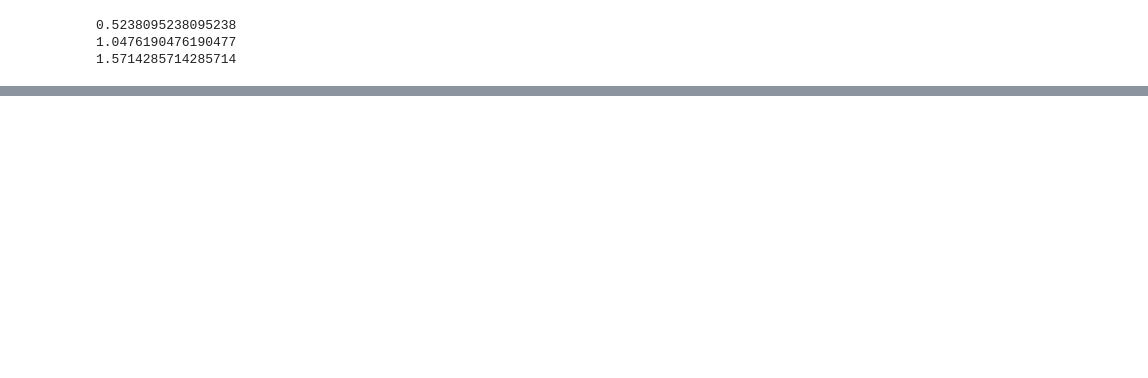
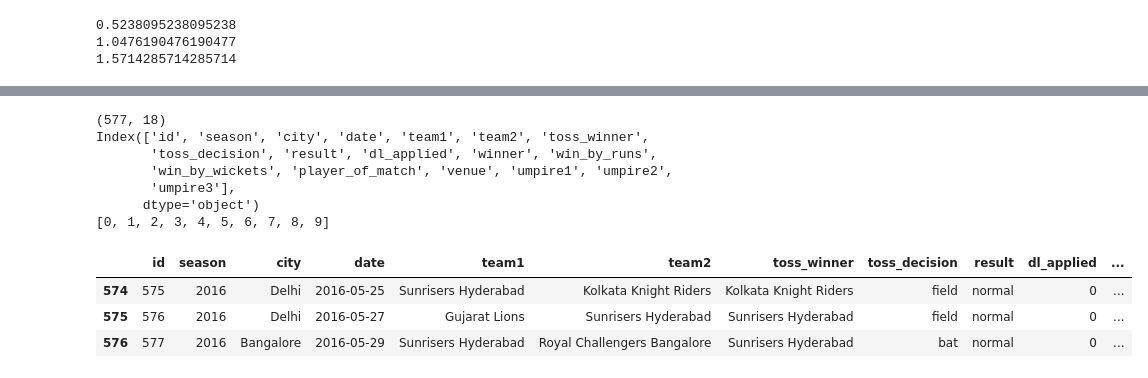
Before and after one commit to VinuthaGovindappa/PythonInColaboratory, a Jupyter notebook: Python_Day2_Training.ipynb, the cells around one changed output, grey strips where cells are left out. Drawn from its saved outputs; the diff is of its cells as text; code cells hidden in the pictures; blank space fills up the shorter version.

```diff
--- a/Python_Day2_Training.ipynb
+++ b/Python_Day2_Training.ipynb
@@ -27,0 +142,29 @@ for a in [90, 120, 180]:
+# %%
+# Pandas DataFrame
+# help tabular data "Python data analysis Library"
+
+# read data from matches.csv from data folder
+#
+
+import pandas as pd
+
+df = pd.read_csv('matches.csv')
+
+print(df.shape)
+print(df.columns)
+print(list(df.index)[:10])
+df.head()
+df.head(2)
+df.tail(3)
+# %% [output]
+(577, 18)
+Index(['id', 'season', 'city', 'date', 'team1', 'team2', 'toss_winner',
+       'toss_decision', 'result', 'dl_applied', 'winner', 'win_by_runs',
+       'win_by_wickets', 'player_of_match', 'venue', 'umpire1', 'umpire2',
+       'umpire3'],
+      dtype='object')
+[0, 1, 2, 3, 4, 5, 6, 7, 8, 9]
+|  | id | season | city | date | team1 | team2 | toss_winner | toss_decision | result | dl_applied | ... |
+| 574 | 575 | 2016 | Delhi | 2016-05-25 | Sunrisers Hyderabad | Kolkata Knight Riders | Kolkata Knight Riders | field | normal | 0 | ... |
+| 575 | 576 | 2016 | Delhi | 2016-05-27 | Gujarat Lions | Sunrisers Hyderabad | Sunrisers Hyderabad | field | normal | 0 | ... |
+| 576 | 577 | 2016 | Bangalore | 2016-05-29 | Sunrisers Hyderabad | Royal Challengers Bangalore | Sunrisers Hyderabad | bat | normal | 0 | ... |
```
Also changed, not shown: parts of 10 cells of this notebook.
